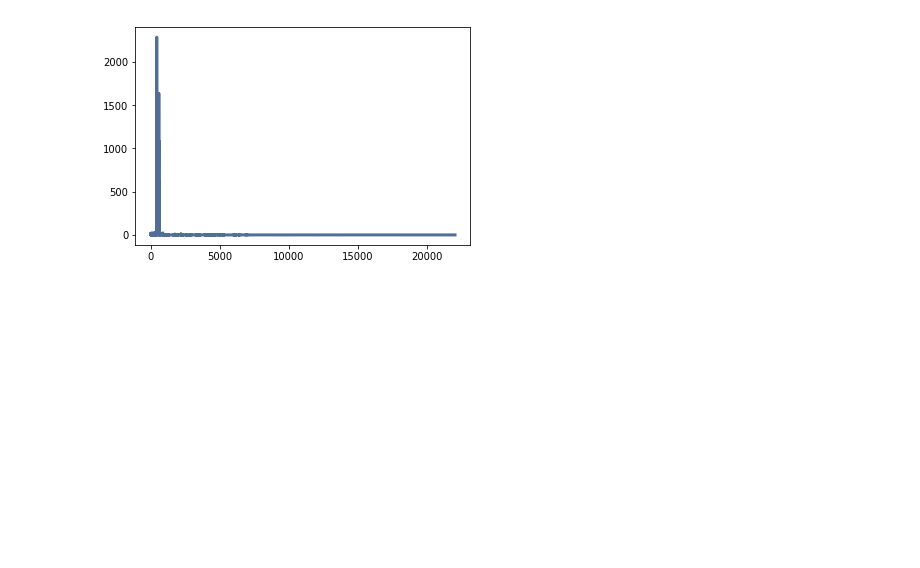
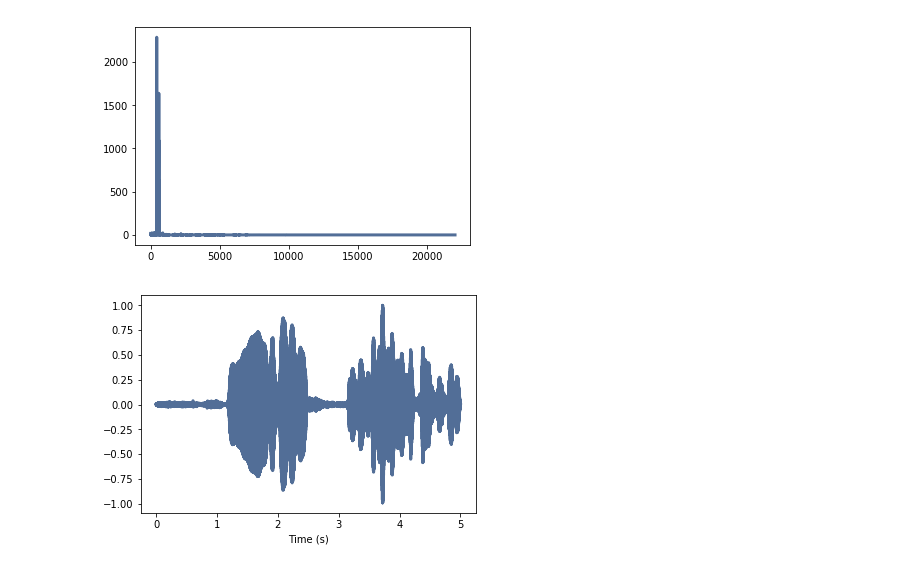
Before and after one commit to SergiySobolev/thinkdsp, a Jupyter notebook: Signals.ipynb, the cells around one changed output. Saved outputs shown, nothing was run; the diff lists cells and outputs as text; code cells hidden in the pictures; blank space fills up the shorter version.

Commit message:
[CHAPTER1] low_pass filter investigation

```diff
--- a/Signals.ipynb
+++ b/Signals.ipynb
@@ -68,3 +71,13 @@ spectrum.low_pass(cutoff=600, factor=0.01)
 spectrum.plot()
 # %% [output]
 [figure]
+# %%
+low_pass_filtered_wave = spectrum.make_wave()
+# %%
+low_pass_filtered_wave.make_audio()
+low_pass_filtered_wave.normalize()
+low_pass_filtered_wave.apodize()
+low_pass_filtered_wave.plot()
+thinkplot.config(xlabel='Time (s)')
+# %% [output]
+[figure, added]
```
Also changed, not shown: parts of 2 cells of this notebook, 2 other files.
